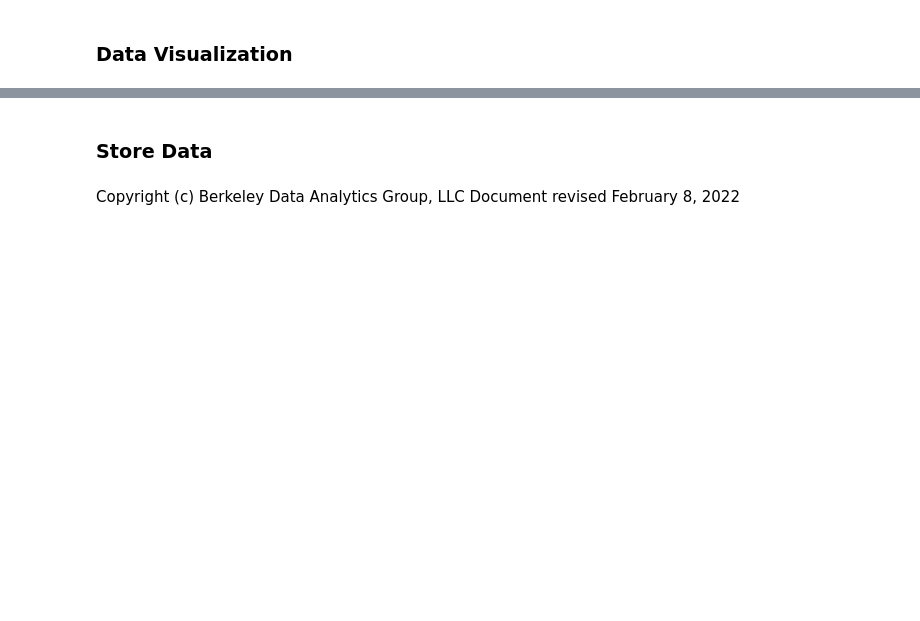
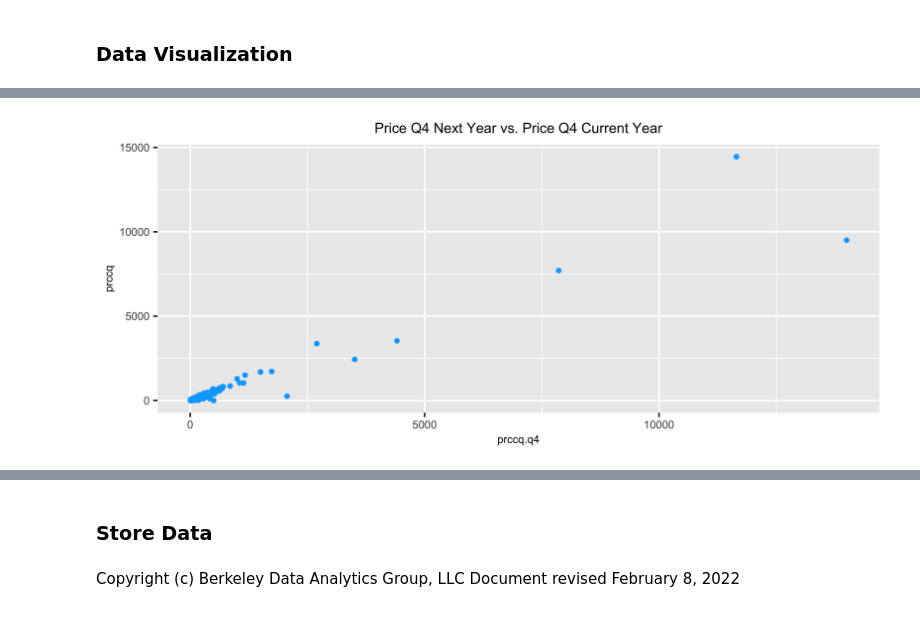
Before and after one commit to micahelinor/Data_Science, a Jupyter notebook: Projects/Advanced Business Analytics/Project A EDA.ipynb, the cells around one changed output, grey strips where cells are left out. Saved outputs shown, nothing was run; the diff lists cells and outputs as text; code cells hidden in the pictures; blank space fills up the shorter version.

Commit message:
doing extra graphs

```diff
--- a/Projects/Advanced Business Analytics/Project A EDA.ipynb
+++ b/Projects/Advanced Business Analytics/Project A EDA.ipynb
@@ -361,11 +378,12 @@ States and the Frequency of Big Growth in their Companies
 # Present some additional interesting descriptive statistics.
 gic_code = read.csv("gics-map-2018.csv", header=TRUE, na.strings=c("NA", ""), stringsAsFactors=FALSE)
 industry_info = gic_code[, c("SectorId", "Sector", "SubIndustryId", "SubIndustry")]
-
-data = merge(data, industry_info, copy=FALSE, no.dups=TRUE, intersect(c("gsector.q1", "gsubind.q1"), c("SectorId", "SubIndustryId")))
-colnames(data)
-data
-# subIndustries = data.frame(table(data[(data$big_growth == "YES"), c("SubIndustry")]))
-# colnames(subIndustries) <- c("SubIndustries", "Frequency")
-# fmt(subIndustries[(order(-subIndustries$Frequency)), ], title="SubIndustries and the Frequency of Big Growth in their Companies")
+colnames(industry_info) = c("gsector.q1", "Sector", "gsubind.q1", "SubIndustry")
+# industry_info
+data = merge(data, industry_info, all.x=TRUE)
+# head(data)
+#data
+subIndustries = data.frame(table(data[(data$big_growth == "YES"), c("SubIndustry")]))
+colnames(subIndustries) <- c("SubIndustries", "Frequency")
+fmt(subIndustries[(order(-subIndustries$Frequency)), ], title="SubIndustries and the Frequency of Big Growth in their Companies")
 # %% [output]
@@ -381,4 +418,8 @@ geom_col(aes(x=1:nrow(data), y=sort(data$growth)))
 # %%
 # Present a scatterplot to visualize correlation of price at Q4 next year vs. price at Q4 current year.
+ggplot(data) +  ggtitle("Price Q4 Next Year vs. Price Q4 Current Year") +
+geom_point(aes(x=prccq.q4, y=prccq,), color=PALETTE[1])
+# %% [output]
+[figure, added]
 # %%
 # Present a scatterplot to visualize correlation of growth vs. price at Q4 current year.
```
Also changed, not shown: parts of 10 cells of this notebook, 1 other file.
